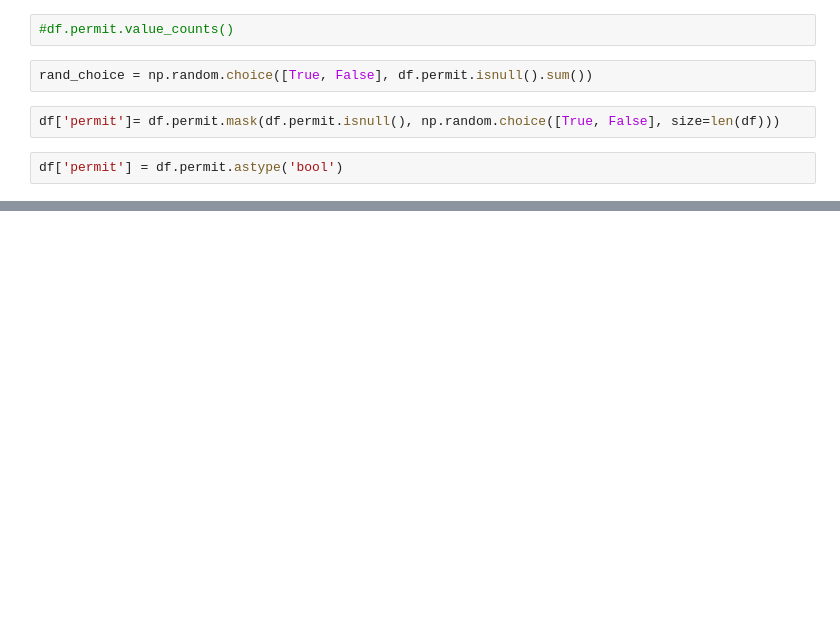
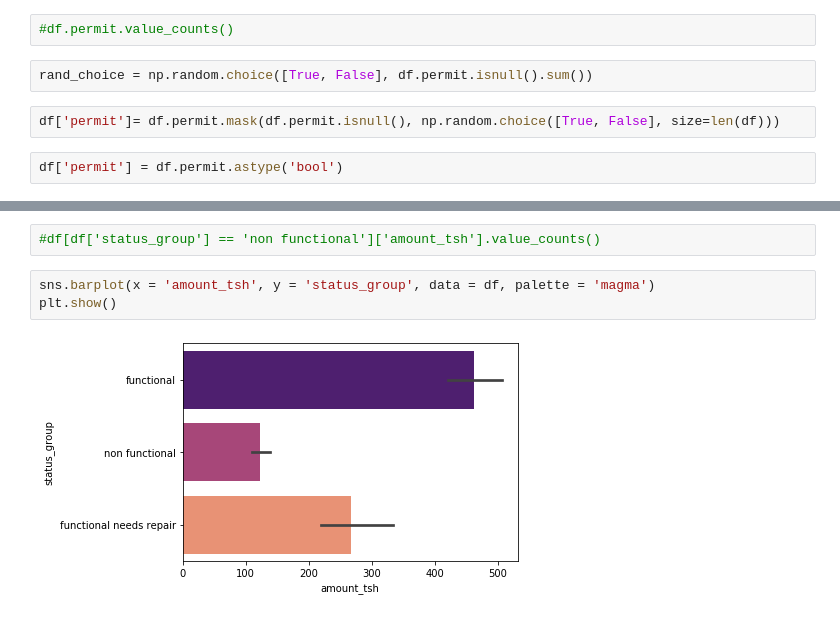
Before and after one commit to stereopickle/Tanzanian_water_pump_classificationn, a Jupyter notebook: data_exploration.ipynb, the cells around one changed output, grey strips where cells are left out. Cells and saved outputs as stored; diff of their text form; blank space fills up the shorter version.

```diff
--- a/data_exploration.ipynb
+++ b/data_exploration.ipynb
@@ -168,0 +255,7 @@ array([20709,  2645,  2613,  2533,  2091,  1587,  1471,  1286,  1256,
+# %%
+#df[df['status_group'] == 'non functional']['amount_tsh'].value_counts()
+# %%
+sns.barplot(x = 'amount_tsh', y = 'status_group', data = df, palette = 'magma')
+plt.show()
+# %% [output]
+[figure, added]
```
Also changed, not shown: parts of 58 cells of this notebook, 1 other file.
